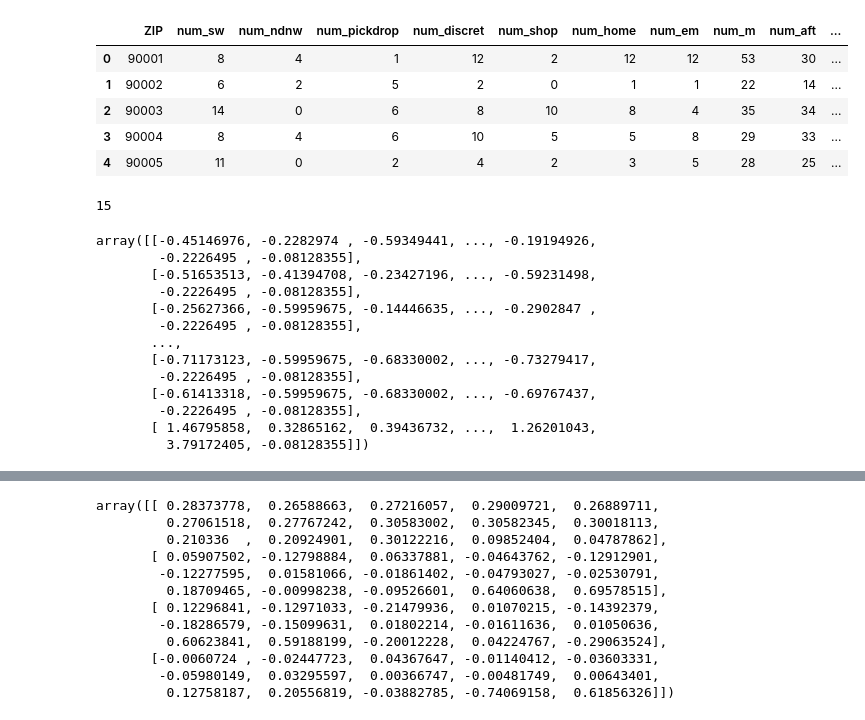
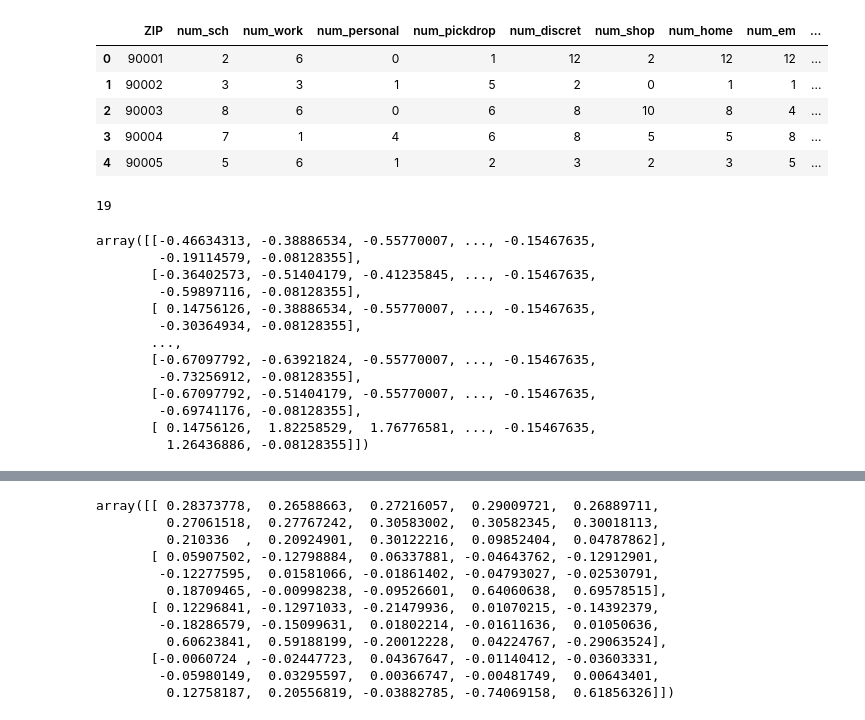
Before and after one commit to abaum1/mobilitymotifs, a Jupyter notebook: Dimensionality Reduction with PCA.ipynb, the cells around one changed output, grey strips where cells are left out. Saved outputs shown, nothing was run; the diff lists cells and outputs as text; code cells hidden in the pictures.

```diff
--- a/Dimensionality Reduction with PCA.ipynb
+++ b/Dimensionality Reduction with PCA.ipynb
@@ -8,21 +8,21 @@ import seaborn as sns
 # %%
 data_path = '/Users/ameliabaum/Desktop/Amelia/Berkeley Fall 2019/CY PLAN 257/Final Project/data/'
 # %%
-zcode_data = pd.read_csv(data_path+"zip_code_features.csv")
+zcode_data = pd.read_csv(data_path+"zip_code_features2.csv")
 zcode_data.head()
 # %% [output]
-|  | ZIP | num_sw | num_ndnw | num_pickdrop | num_discret | num_shop | num_home | num_em | num_m | num_aft | ... |
-| 0 | 90001 | 8 | 4 | 1 | 12 | 2 | 12 | 12 | 53 | 30 | ... |
-| 1 | 90002 | 6 | 2 | 5 | 2 | 0 | 1 | 1 | 22 | 14 | ... |
-| 2 | 90003 | 14 | 0 | 6 | 8 | 10 | 8 | 4 | 35 | 34 | ... |
-| 3 | 90004 | 8 | 4 | 6 | 10 | 5 | 5 | 8 | 29 | 33 | ... |
-| 4 | 90005 | 11 | 0 | 2 | 4 | 2 | 3 | 5 | 28 | 25 | ... |
+|  | ZIP | num_sch | num_work | num_personal | num_pickdrop | num_discret | num_shop | num_home | num_em | ... |
+| 0 | 90001 | 2 | 6 | 0 | 1 | 12 | 2 | 12 | 12 | ... |
+| 1 | 90002 | 3 | 3 | 1 | 5 | 2 | 0 | 1 | 1 | ... |
+| 2 | 90003 | 8 | 6 | 0 | 6 | 8 | 10 | 8 | 4 | ... |
+| 3 | 90004 | 7 | 1 | 4 | 6 | 8 | 5 | 5 | 8 | ... |
+| 4 | 90005 | 5 | 6 | 1 | 2 | 3 | 2 | 3 | 5 | ... |
 # %%
 # standard_data
 features = zcode_data.columns[1:]
 len(features)
 # %% [output]
-15
+19
 # %%
 from sklearn.preprocessing import StandardScaler
 features = zcode_data.columns[1:]
@@ -35,17 +35,17 @@ standard_data = StandardScaler().fit_transform(x)
 # %%
 standard_data
 # %% [output]
-array([[-0.45146976, -0.2282974 , -0.59349441, ..., -0.19194926,
-        -0.2226495 , -0.08128355],
-       [-0.51653513, -0.41394708, -0.23427196, ..., -0.59231498,
-        -0.2226495 , -0.08128355],
-       [-0.25627366, -0.59959675, -0.14446635, ..., -0.2902847 ,
-        -0.2226495 , -0.08128355],
+array([[-0.46634313, -0.38886534, -0.55770007, ..., -0.15467635,
+        -0.19114579, -0.08128355],
+       [-0.36402573, -0.51404179, -0.41235845, ..., -0.15467635,
+        -0.59897116, -0.08128355],
+       [ 0.14756126, -0.38886534, -0.55770007, ..., -0.15467635,
+        -0.30364934, -0.08128355],
        ...,
-       [-0.71173123, -0.59959675, -0.68330002, ..., -0.73279417,
-        -0.2226495 , -0.08128355],
-       [-0.61413318, -0.59959675, -0.68330002, ..., -0.69767437,
-        -0.2226495 , -0.08128355],
-       [ 1.46795858,  0.32865162,  0.39436732, ...,  1.26201043,
-         3.79172405, -0.08128355]])
+       [-0.67097792, -0.63921824, -0.55770007, ..., -0.15467635,
+        -0.73256912, -0.08128355],
+       [-0.67097792, -0.51404179, -0.55770007, ..., -0.15467635,
+        -0.69741176, -0.08128355],
+       [ 0.14756126,  1.82258529,  1.76776581, ..., -0.15467635,
+         1.26436886, -0.08128355]])
 # %%
```
Also changed, not shown: parts of 13 cells of this notebook.
